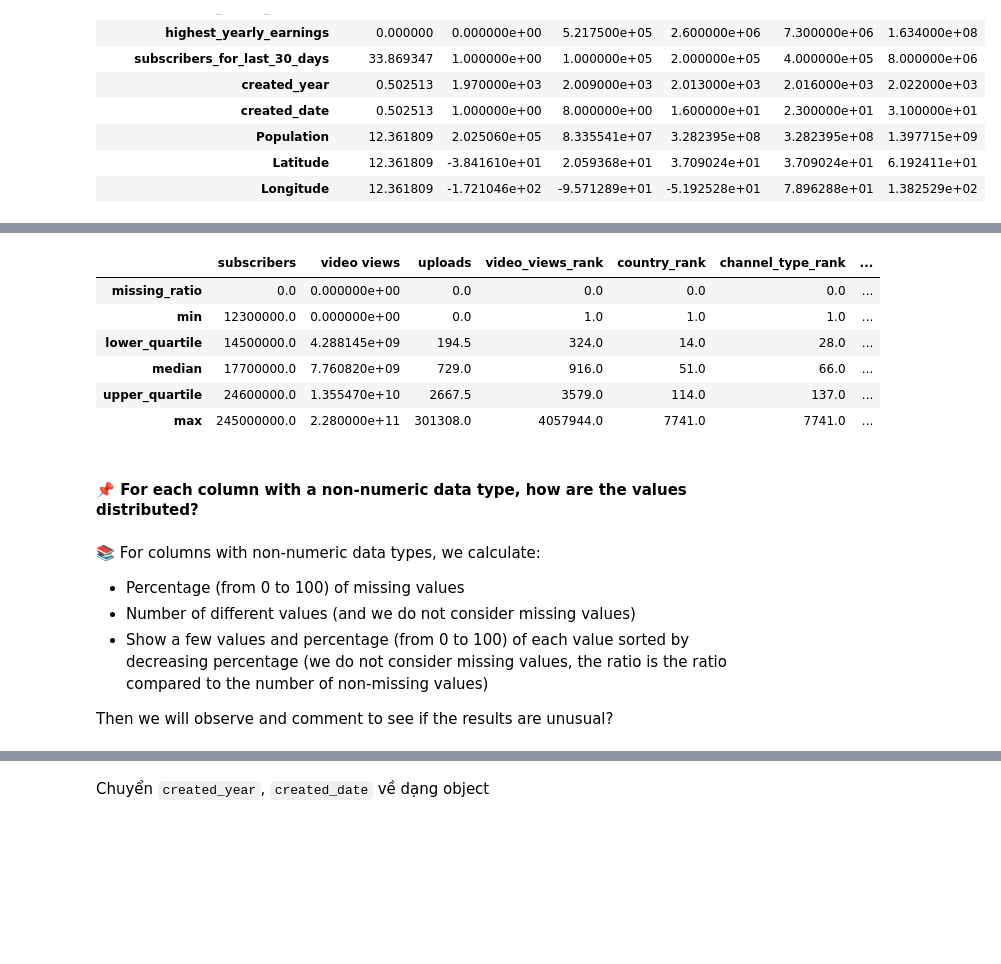
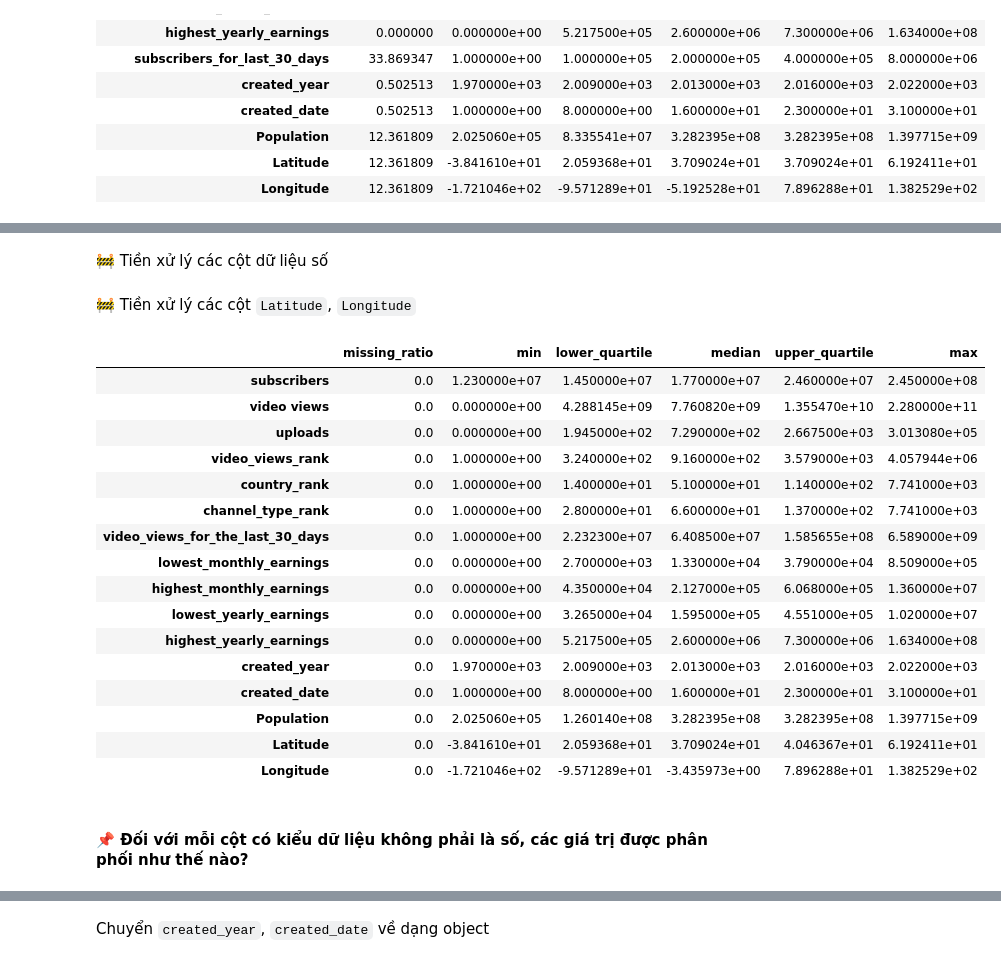
Before and after one commit to BaoDias2505/Final_Project_P4DS, a Jupyter notebook: 21127221_21127583.ipynb, the cells around one changed output, grey strips where cells are left out. Saved outputs shown, nothing was run; the diff lists cells and outputs as text; code cells hidden in the pictures; blank space fills up the shorter version.

Commit message:
updated exploring data

```diff
--- a/21127221_21127583.ipynb
+++ b/21127221_21127583.ipynb
@@ -371,3 +368,5 @@ num_col_info_df.T
+# %% [markdown]
+🚧 Tiền xử lý các cột dữ liệu số
 # %%
 data.drop(["subscribers_for_last_30_days"], axis=1, inplace=True)
 # %%
@@ -377,3 +376,5 @@ data.fillna(value=np.nan, inplace=True)
 for col in col_list:
     data[col] = data[col].fillna(data[col].median().__round__(0))
     data[col] = data[col].astype(np.int64)
+# %% [markdown]
+🚧 Tiền xử lý các cột `Latitude`, `Longitude`
@@ -380,21 +398,24 @@ for col in col_list:
 # %%
 # TEST
 data.select_dtypes(exclude=['object', 'bool'])\
-    .agg([missing_ratio, "min", lower_quartile, median, upper_quartile, "max"])
+    .agg([missing_ratio, "min", lower_quartile, median, upper_quartile, "max"]).T
 # %% [output]
-|  | subscribers | video views | uploads | video_views_rank | country_rank | channel_type_rank | ... |
-| missing_ratio | 0.0 | 0.000000e+00 | 0.0 | 0.0 | 0.0 | 0.0 | ... |
-| min | 12300000.0 | 0.000000e+00 | 0.0 | 1.0 | 1.0 | 1.0 | ... |
-| lower_quartile | 14500000.0 | 4.288145e+09 | 194.5 | 324.0 | 14.0 | 28.0 | ... |
-| median | 17700000.0 | 7.760820e+09 | 729.0 | 916.0 | 51.0 | 66.0 | ... |
-| upper_quartile | 24600000.0 | 1.355470e+10 | 2667.5 | 3579.0 | 114.0 | 137.0 | ... |
-| max | 245000000.0 | 2.280000e+11 | 301308.0 | 4057944.0 | 7741.0 | 7741.0 | ... |
+|  | missing_ratio | min | lower_quartile | median | upper_quartile | max |
+| subscribers | 0.0 | 1.230000e+07 | 1.450000e+07 | 1.770000e+07 | 2.460000e+07 | 2.450000e+08 |
+| video views | 0.0 | 0.000000e+00 | 4.288145e+09 | 7.760820e+09 | 1.355470e+10 | 2.280000e+11 |
+| uploads | 0.0 | 0.000000e+00 | 1.945000e+02 | 7.290000e+02 | 2.667500e+03 | 3.013080e+05 |
+| video_views_rank | 0.0 | 1.000000e+00 | 3.240000e+02 | 9.160000e+02 | 3.579000e+03 | 4.057944e+06 |
+| country_rank | 0.0 | 1.000000e+00 | 1.400000e+01 | 5.100000e+01 | 1.140000e+02 | 7.741000e+03 |
+| channel_type_rank | 0.0 | 1.000000e+00 | 2.800000e+01 | 6.600000e+01 | 1.370000e+02 | 7.741000e+03 |
+| video_views_for_the_last_30_days | 0.0 | 1.000000e+00 | 2.232300e+07 | 6.408500e+07 | 1.585655e+08 | 6.589000e+09 |
+| lowest_monthly_earnings | 0.0 | 0.000000e+00 | 2.700000e+03 | 1.330000e+04 | 3.790000e+04 | 8.509000e+05 |
+| highest_monthly_earnings | 0.0 | 0.000000e+00 | 4.350000e+04 | 2.127000e+05 | 6.068000e+05 | 1.360000e+07 |
+| lowest_yearly_earnings | 0.0 | 0.000000e+00 | 3.265000e+04 | 1.595000e+05 | 4.551000e+05 | 1.020000e+07 |
+| highest_yearly_earnings | 0.0 | 0.000000e+00 | 5.217500e+05 | 2.600000e+06 | 7.300000e+06 | 1.634000e+08 |
+| created_year | 0.0 | 1.970000e+03 | 2.009000e+03 | 2.013000e+03 | 2.016000e+03 | 2.022000e+03 |
+| created_date | 0.0 | 1.000000e+00 | 8.000000e+00 | 1.600000e+01 | 2.300000e+01 | 3.100000e+01 |
+| Population | 0.0 | 2.025060e+05 | 1.260140e+08 | 3.282395e+08 | 3.282395e+08 | 1.397715e+09 |
+| Latitude | 0.0 | -3.841610e+01 | 2.059368e+01 | 3.709024e+01 | 4.046367e+01 | 6.192411e+01 |
+| Longitude | 0.0 | -1.721046e+02 | -9.571289e+01 | -3.435973e+00 | 7.896288e+01 | 1.382529e+02 |
-# %% [markdown]
-#### 📌 For each column with a non-numeric data type, how are the values distributed?
-# %% [markdown]
-📚 For columns with non-numeric data types, we calculate:
-- Percentage (from 0 to 100) of missing values
-- Number of different values (and we do not consider missing values)
-- Show a few values and percentage (from 0 to 100) of each value sorted by decreasing percentage (we do not consider missing values, the ratio is the ratio compared to the number of non-missing values)
-
-Then we will observe and comment to see if the results are unusual?
+# %% [markdown]
+#### 📌 Đối với mỗi cột có kiểu dữ liệu không phải là số, các giá trị được phân phối như thế nào?
```
Also changed, not shown: parts of 48 cells of this notebook, 1 other file.
